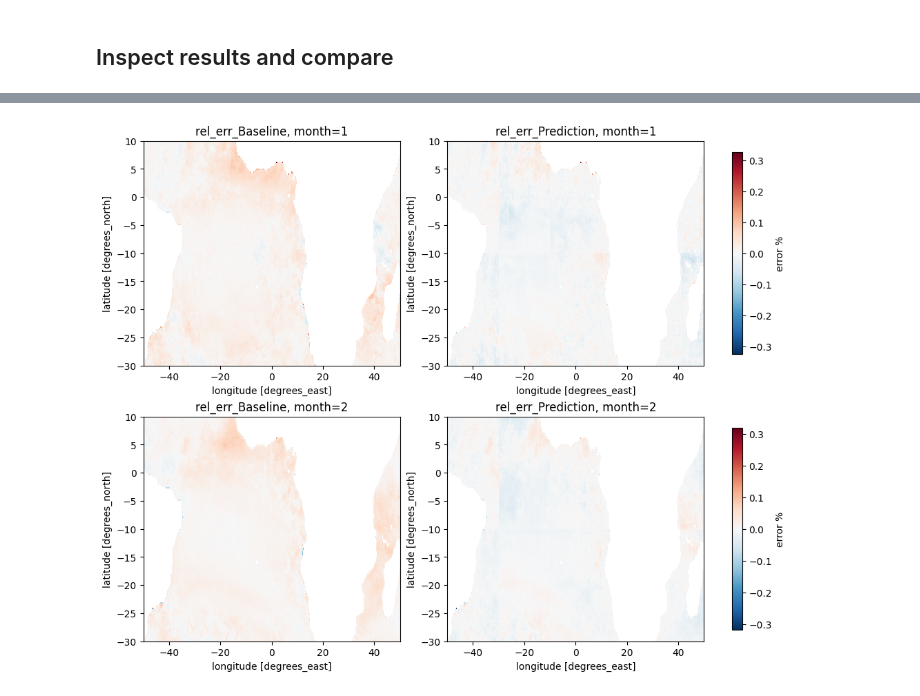
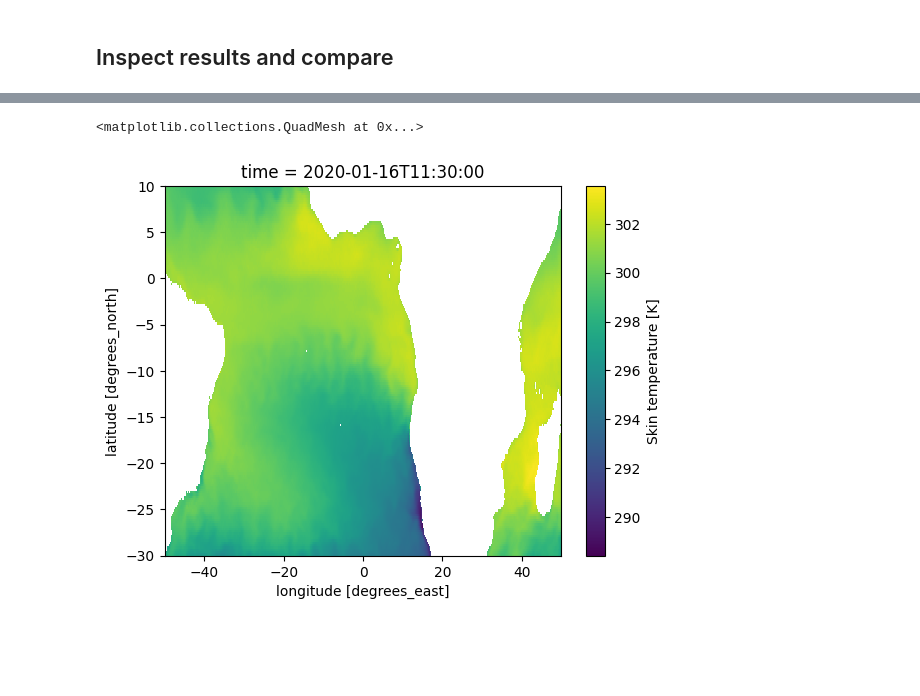
Before and after one commit to ESMValGroup/ClimaNet, a Jupyter notebook: notebooks/example.ipynb, the cells around one changed output, grey strips where cells are left out. Saved outputs shown, nothing was run; the diff lists cells and outputs as text; code cells hidden in the pictures; blank space fills up the shorter version.

```diff
--- a/notebooks/example.ipynb
+++ b/notebooks/example.ipynb
@@ -140,6 +136,9 @@ dataset = STDataset(
     monthly_da=monthly_subset_res["ts"],
     land_mask=lsm_subset["lsm"],
     patch_size=spatial_patch_size,  # based on the patch_size in model
+    stride=stride,
+    sh_embed_dim=96,
+    sh_order_L = 10,
 )
 print(len(dataset))
 # %% [output]
@@ -164,12 +147,0 @@ plot_results(masked_target, masked_pred, label="SST K", title=("Target", "Predic
-# %%
-rel_err_baseline = (monthly_subset["ts"] - daily_subset_averaged["ts"]) / monthly_subset["ts"]  # M - mean(D)
-
-rel_err_predictions = (monthly_subset["ts"] - predictions) / monthly_subset["ts"]  # M - M_hat
-
-ocean = ~lsm_subset["lsm"].values
-masked_err_baseline = rel_err_baseline.where(ocean) * 100
-masked_err_predictions = rel_err_predictions.where(ocean) * 100
-
-plot_results(masked_err_baseline, masked_err_predictions, label="error %", title=("rel_err_Baseline", "rel_err_Prediction"), error=True)
-# %% [output]
-[figure, removed]
@@ -175,0 +156,6 @@ plot_results(masked_err_baseline, masked_err_predictions, label="error %", title
+# %%
+ocean = ~lsm_subset["lsm"].values
+predictions.where(ocean).isel(time=0).plot()
+# %% [output]
+<matplotlib.collections.QuadMesh at 0x...>
+[figure, added]
```
Also changed, not shown: parts of 27 cells of this notebook.
